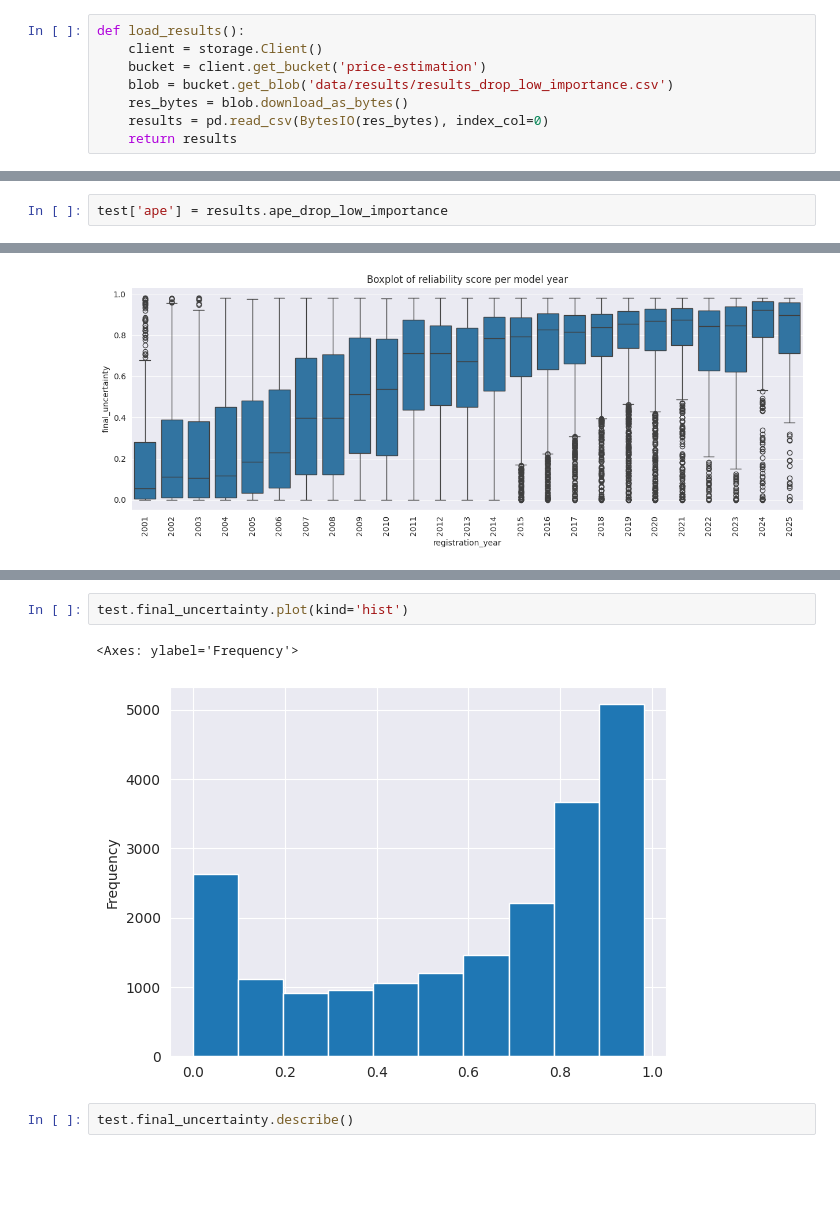
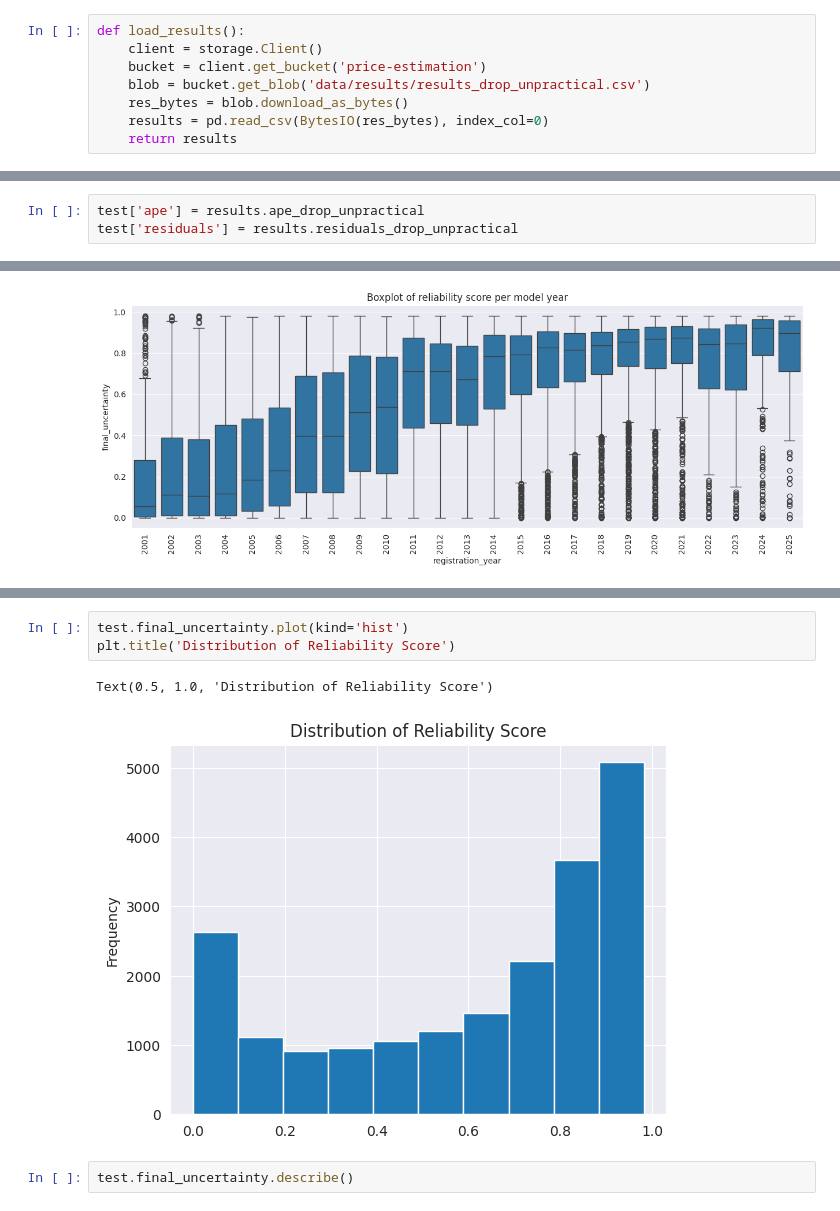
Before and after one commit to aristotekoen/car_market, a Jupyter notebook: notebooks/reliability_score.ipynb, the cells around one changed output, grey strips where cells are left out. Drawn from its saved outputs; the diff is of its cells as text; blank space fills up the shorter version.

```diff
--- a/notebooks/reliability_score.ipynb
+++ b/notebooks/reliability_score.ipynb
@@ -23,7 +23,7 @@ def load_test_sets():
 def load_results():
     client = storage.Client()
     bucket = client.get_bucket('price-estimation')
-    blob = bucket.get_blob('data/results/results_drop_low_importance.csv')
+    blob = bucket.get_blob('data/results/results_drop_unpractical.csv')
     res_bytes = blob.download_as_bytes()
     results = pd.read_csv(BytesIO(res_bytes), index_col=0)
     return results
@@ -161,6 +161,7 @@ Index(['id', 'residuals_drop_low_importance',
       dtype='object')
 # %%
-test['ape'] = results.ape_drop_low_importance
+test['ape'] = results.ape_drop_unpractical
+test['residuals'] = results.residuals_drop_unpractical
 # %%
 plt.scatter(test.ape, test.uncertainty)
 plt.xlim([0,2])
@@ -229,8 +232,9 @@ plt.savefig('../plots/boxplot_reliability_per_year.png', bbox_inches='tight')
 # %%
 test.final_uncertainty.plot(kind='hist')
+plt.title('Distribution of Reliability Score')
 # %% [output]
-<Axes: ylabel='Frequency'>
+Text(0.5, 1.0, 'Distribution of Reliability Score')
-[figure, old version]
+[figure, new version]
 # %%
 test.final_uncertainty.describe()
 # %% [output]
```
Also changed, not shown: parts of 7 cells of this notebook, 3 other files.
